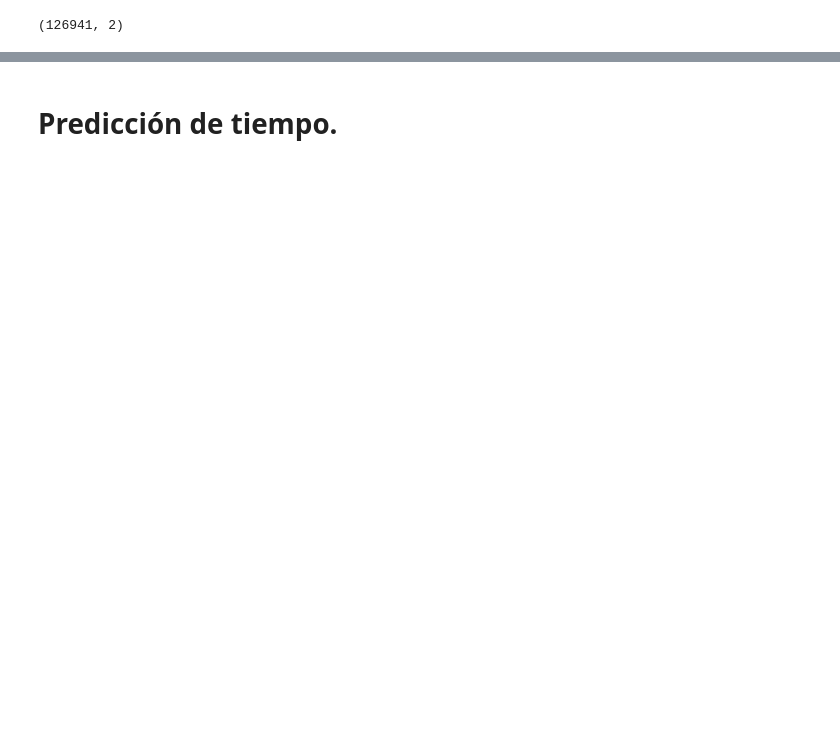
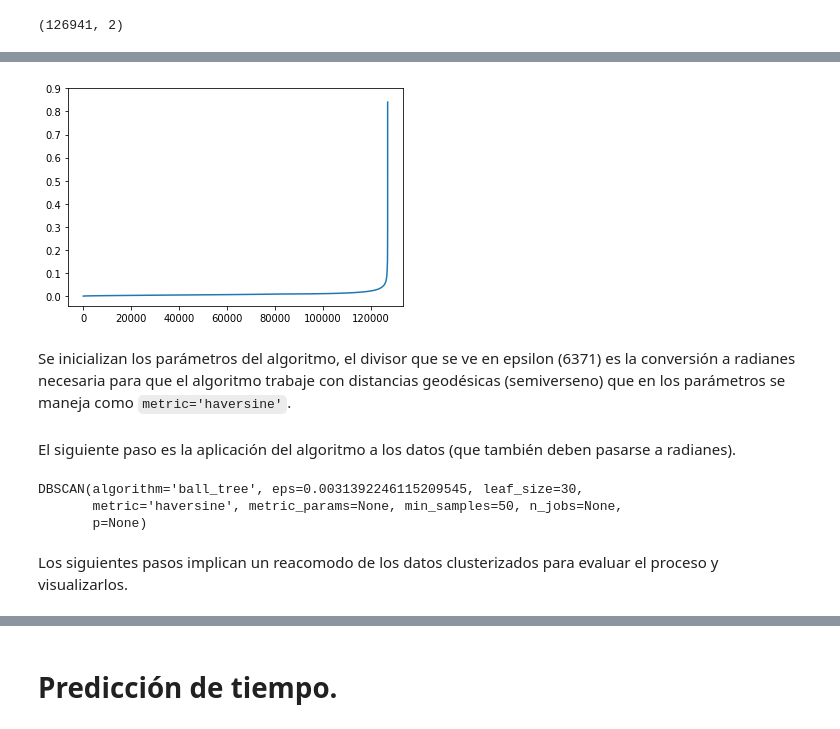
Before and after one commit to AnaNava1996/Proyecto_Bedu, a Jupyter notebook: Entrega_Final_MachineLearning_ErendiraCelis_AnaNava_HegarGarcia_GerardoGarcia/Proyecto_Equipo10_Incendios_Forestales.ipynb, the cells around one changed output, grey strips where cells are left out. Saved outputs shown, nothing was run; the diff lists cells and outputs as text; code cells hidden in the pictures; blank space fills up the shorter version.

```diff
--- a/Entrega_Final_MachineLearning_ErendiraCelis_AnaNava_HegarGarcia_GerardoGarcia/Proyecto_Equipo10_Incendios_Forestales.ipynb
+++ b/Entrega_Final_MachineLearning_ErendiraCelis_AnaNava_HegarGarcia_GerardoGarcia/Proyecto_Equipo10_Incendios_Forestales.ipynb
@@ -140,0 +114,13 @@ plt.show()
+# %%
+nearest_neighbors = NearestNeighbors(n_neighbors=50)
+nearest_neighbors.fit(X)
+distances, indices = nearest_neighbors.kneighbors(X)
+distances = np.sort(distances, axis=0)[:, 1]
+# %%
+plt.plot(distances)
+plt.yticks(np.arange(0, 1, 0.1))
+plt.show()
+# %% [output]
+[figure, added]
+# %% [markdown]
+Se inicializan los parámetros del algoritmo, el divisor que se ve en epsilon (6371) es la conversión a radianes necesaria para que el algoritmo trabaje con distancias geodésicas (semiverseno) que en los parámetros se maneja como `metric='haversine'`.
@@ -140,0 +129,10 @@ plt.show()
+# %% [markdown]
+El siguiente paso es la aplicación del algoritmo a los datos (que también deben pasarse a radianes).
+# %%
+fire_dbscan.fit(np.radians(X))
+# %% [output]
+DBSCAN(algorithm='ball_tree', eps=0.0031392246115209545, leaf_size=30,
+       metric='haversine', metric_params=None, min_samples=50, n_jobs=None,
+       p=None)
+# %% [markdown]
+Los siguientes pasos implican un reacomodo de los datos clusterizados para evaluar el proceso y visualizarlos.
```
Also changed, not shown: parts of 103 cells of this notebook.
